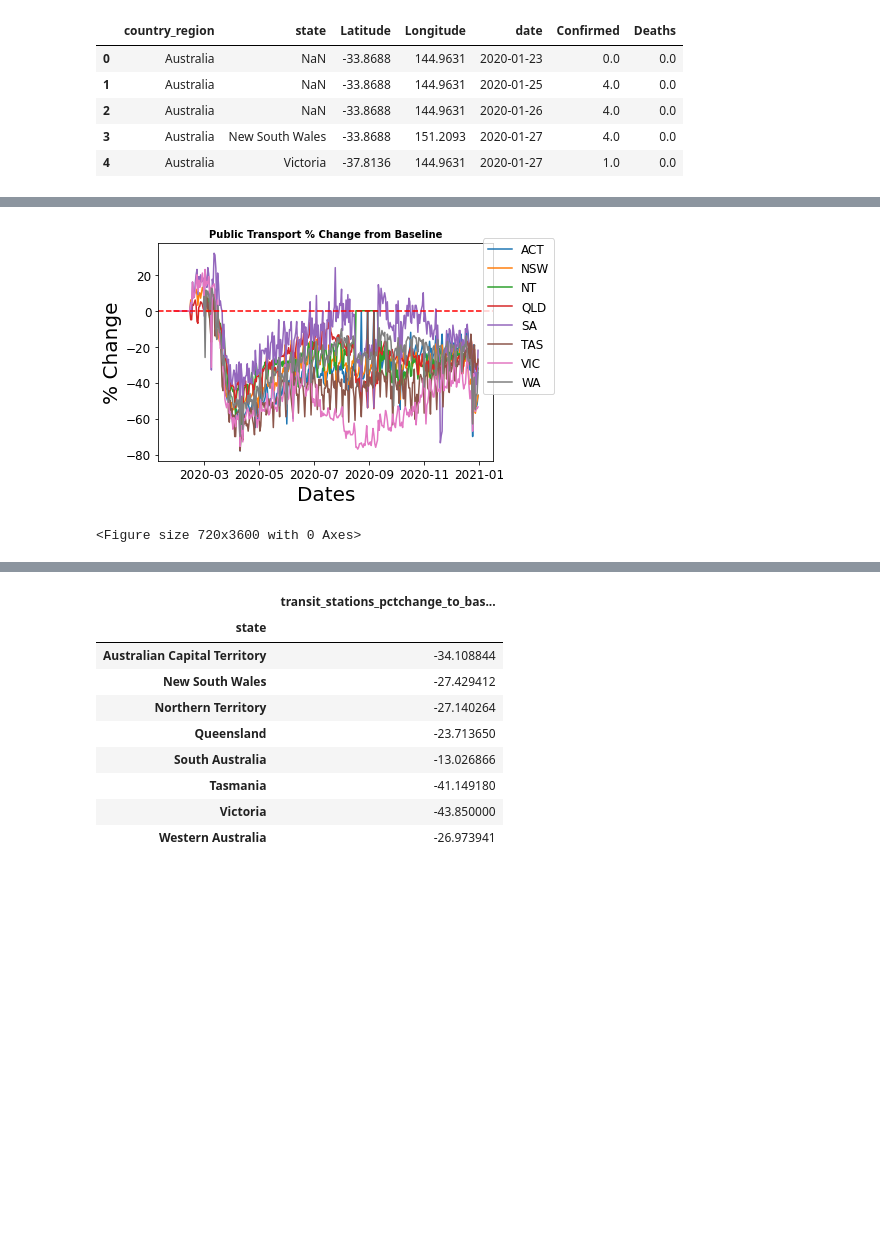
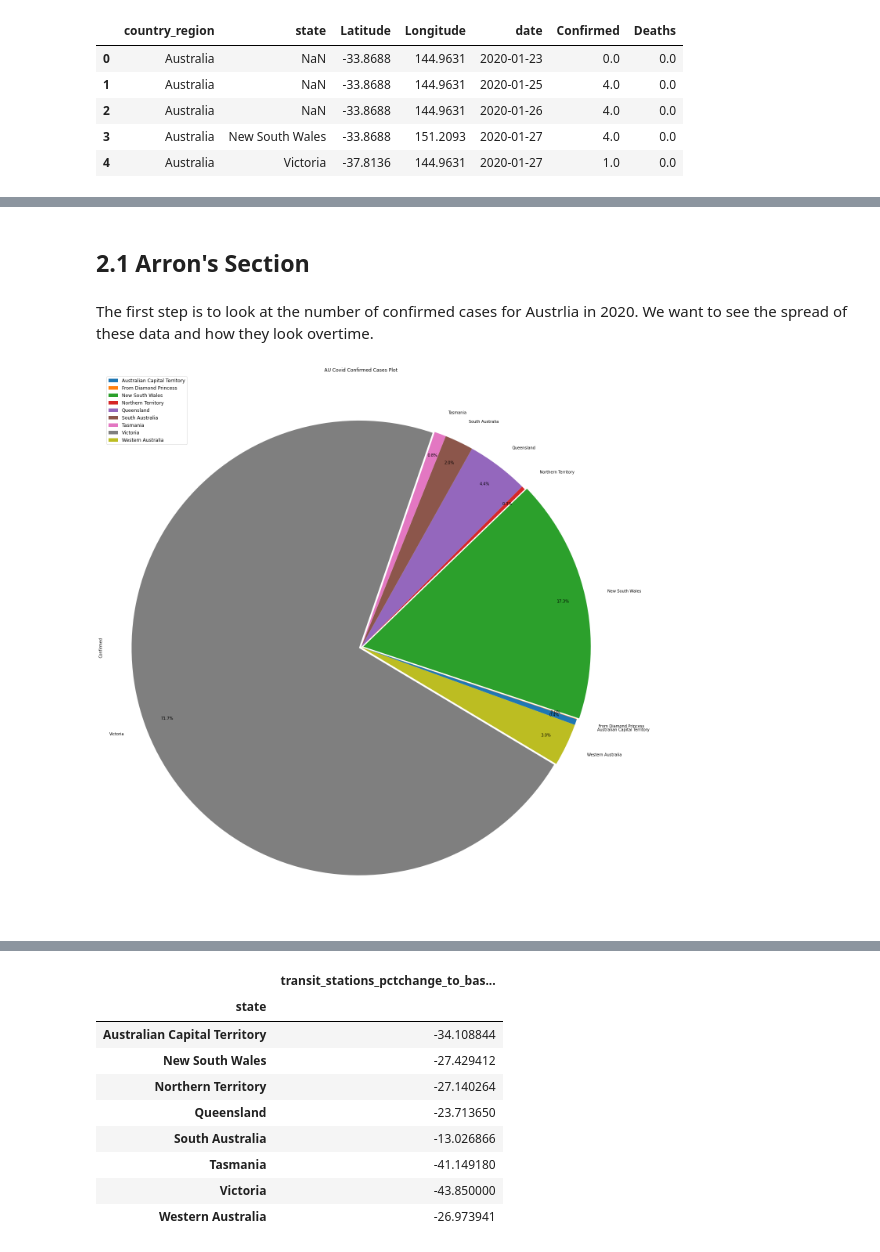
Before and after one commit to ArronxNguyen/Assignment_1, a Jupyter notebook: Mainscript_v0.1.ipynb, the cells around one changed output, grey strips where cells are left out. Saved outputs shown, nothing was run; the diff lists cells and outputs as text; code cells hidden in the pictures; blank space fills up the shorter version.

Commit message:
Arron's 3rd Update

```diff
--- a/Mainscript_v0.1.ipynb
+++ b/Mainscript_v0.1.ipynb
@@ -324,40 +164,30 @@ plt.show()
-# %%
-# Overview
-#Plotting change in base line for all States on same chart
-x1 = act_df['date']
-x2 = nsw_df['date']
-x3 = nt_df['date']
-x4 = qld_df['date']
-x5 = sa_df['date']
-x6 = tas_df['date']
-x7 = vic_df['date']
-x8 = wa_df['date']
-
-act = act_df['transit_stations_pctchange_to_baseline']
-nsw = nsw_df['transit_stations_pctchange_to_baseline']
-nt = nt_df['transit_stations_pctchange_to_baseline']
-qld = qld_df['transit_stations_pctchange_to_baseline']
-sa = sa_df['transit_stations_pctchange_to_baseline']
-tas = tas_df['transit_stations_pctchange_to_baseline']
-vic = vic_df['transit_stations_pctchange_to_baseline']
-wa = wa_df['transit_stations_pctchange_to_baseline']
-
-plt.plot(x1, act, label='ACT')
-plt.plot(x2, nsw, label='NSW')
-plt.plot(x3, nt,label='NT')
-plt.plot(x4, qld, label='QLD')
-plt.plot(x5, sa,label='SA')
-plt.plot(x6, tas,label='TAS')
-plt.plot(x7, vic, label='VIC')
-plt.plot(x8, wa,label='WA')
-plt.axhline(0.0,color='red', linestyle='--')
-
-plt.legend(loc="upper right", bbox_to_anchor=(1.2, 1.05))
-plt.title("Public Transport % Change from Baseline", fontsize=10, fontweight='bold')
-plt.xlabel("Dates")
-plt.ylabel("% Change")
-plt.figure(figsize=(10, 50))
-plt.show()
-# %% [output]
-[figure, removed]
-<Figure size 720x3600 with 0 Axes>
+# %% [markdown]
+## 2.1 Arron's Section
+# %% [markdown]
+The first step is to look at the number of confirmed cases for Austrlia in 2020. We want to see the spread of these data and how they look overtime.
+# %%
+# A simple Pie Chart to show the split of covid cases in Australia amongst the various regions affected
+
+# Groupby to get the maximum Confirmed case for every state
+confirmed_df = working_df.groupby('state')['Confirmed'].max()
+confirmed_df = pd.DataFrame(confirmed_df)
+
+#Drop any zero values with references
+confirmed_df = confirmed_df[(confirmed_df.T !=0).any()]
+
+confirmed_df
+
+# plot pie chart
+explode = (0,0,0.01,0,0,0,0,0.01,0)
+
+plot = confirmed_df.plot.pie(y='Confirmed',figsize=(20,20), explode =explode, startangle=700, autopct="%1.1f%%",pctdistance=0.9, labeldistance=1.1)
+plt.title("AU Covid Confirmed Cases Plot")
+plt.rc('font', size=12)
+plt.rc('axes', titlesize=10)
+plt.rc('axes', labelsize=20)
+plt.legend(loc="upper left", fontsize=12)
+plt.axis("equal")
+plt.tight_layout()
+plt.show()
+# %% [output]
+[figure, added]
```
Also changed, not shown: parts of 82 cells of this notebook.
